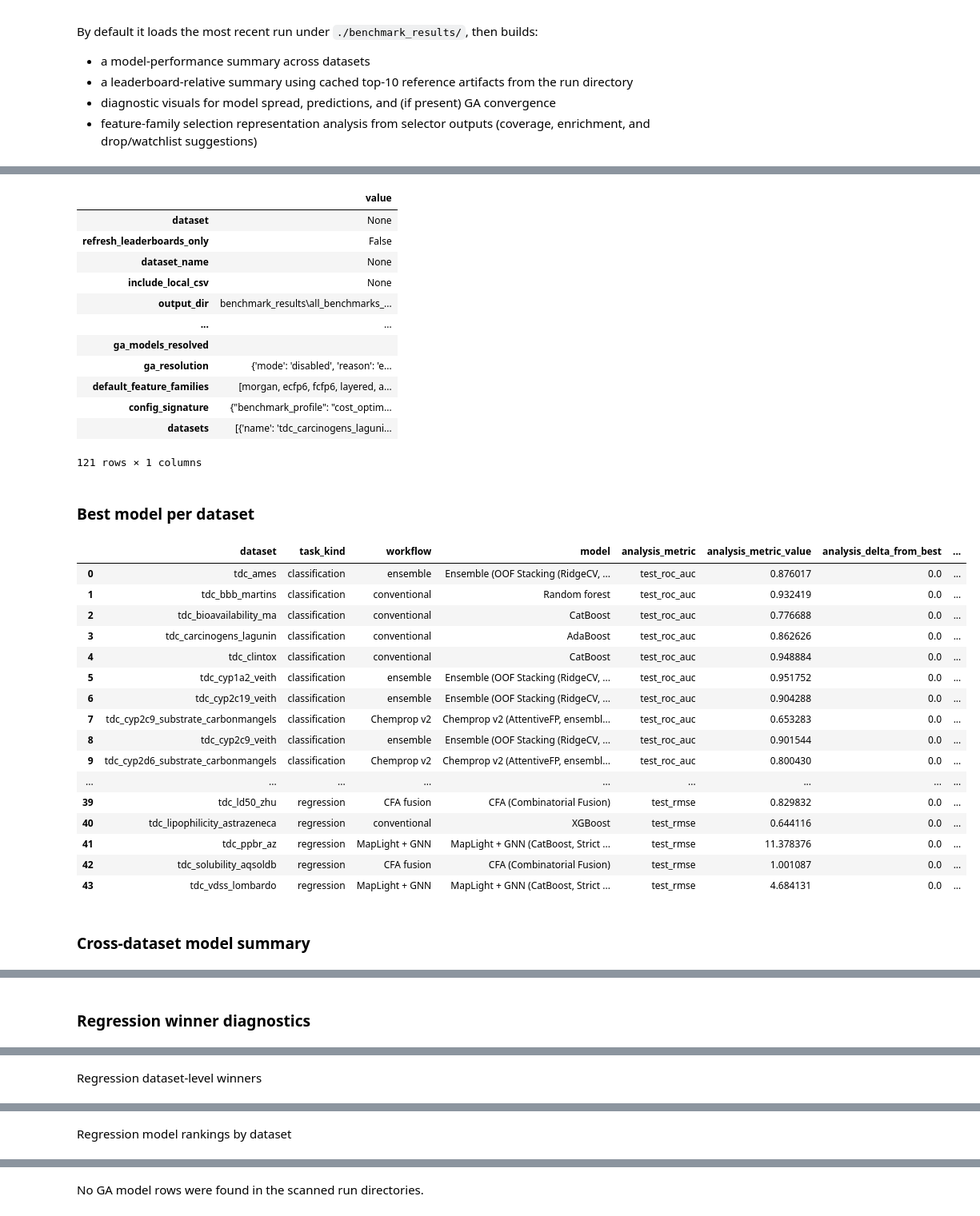
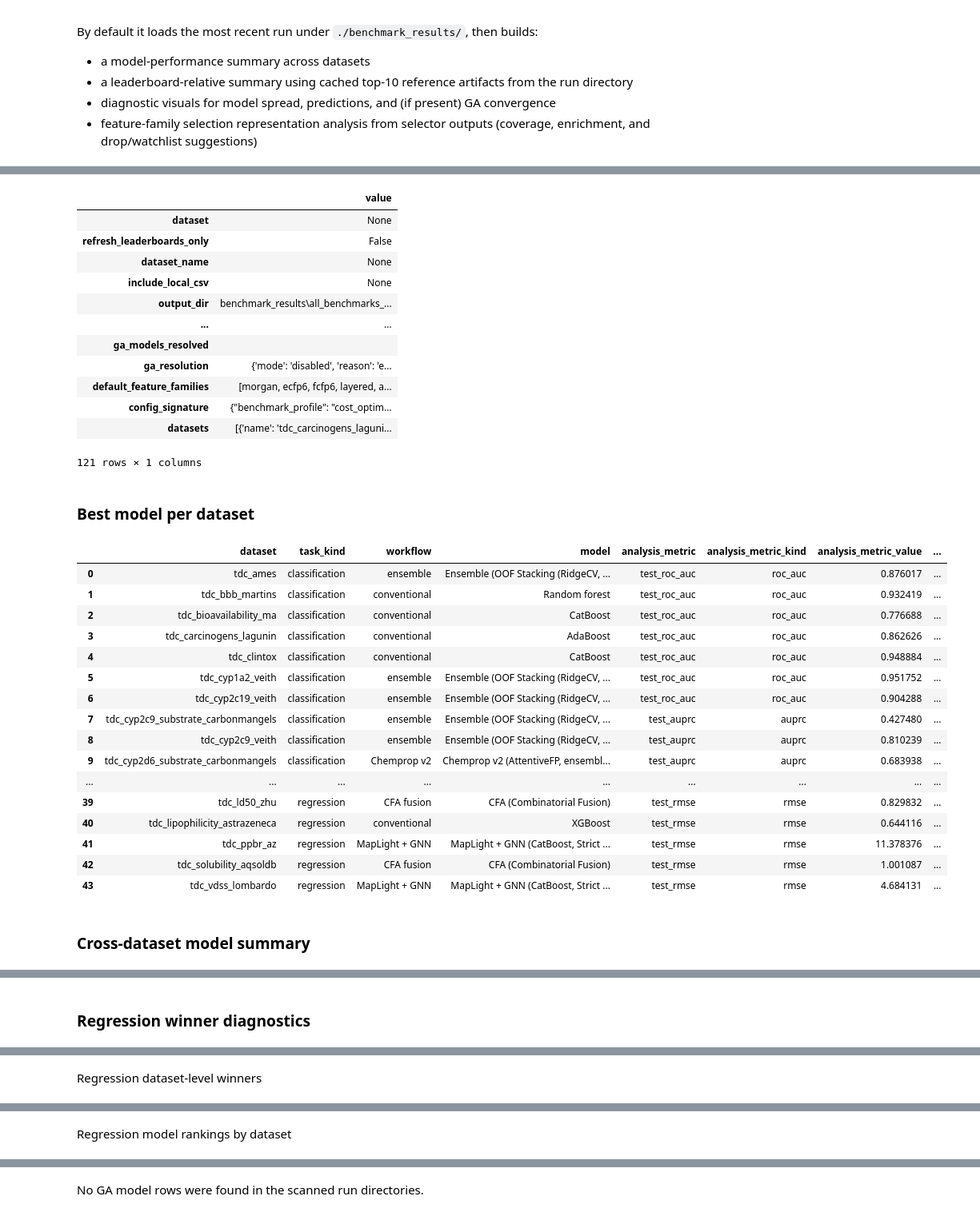
Before and after one commit to ScottCoffin/AutoQSAR, a Jupyter notebook: portable_colab_qsar_bundle/benchmark_results_summary.ipynb, the cells around one changed output, grey strips where cells are left out. Shown at 80% size. Drawn from its saved outputs; the diff is of its cells as text; code cells hidden in the pictures.

```diff
--- a/portable_colab_qsar_bundle/benchmark_results_summary.ipynb
+++ b/portable_colab_qsar_bundle/benchmark_results_summary.ipynb
@@ -469,9 +533,12 @@ if {"model", "workflow"}.issubset(set(SUMMARY_METRICS.columns)):
     SUMMARY_METRICS.loc[cfa_mask, "workflow"] = "CFA fusion"
 
 RMSE_COL = metric_column(SUMMARY_METRICS, rmse_metric_column_preference, metric_hint="rmse")
-BALANCED_ACCURACY_COL = classification_metric_column(SUMMARY_METRICS)
+CLASSIFICATION_FALLBACK_COL = classification_metric_column(SUMMARY_METRICS)
+# Backward-compatible name used by older display cells; row-specific primary
+# classification metrics are stored in analysis_metric/analysis_metric_kind.
+BALANCED_ACCURACY_COL = CLASSIFICATION_FALLBACK_COL
 R2_COL = metric_column(SUMMARY_METRICS, "AUTO", metric_hint="r2")
-SUMMARY_ANALYSIS_METRICS = add_analysis_metric_columns(SUMMARY_METRICS, rmse_col=RMSE_COL, classification_col=BALANCED_ACCURACY_COL)
+SUMMARY_ANALYSIS_METRICS = add_analysis_metric_columns(SUMMARY_METRICS, rmse_col=RMSE_COL, classification_col=CLASSIFICATION_FALLBACK_COL)
 SUMMARY_RMSE_PIVOT = (
     SUMMARY_METRICS.pivot_table(index="dataset", columns="model", values=RMSE_COL, aggfunc="mean").reset_index()
     if RMSE_COL is not None
@@ -486,7 +553,18 @@ if SUMMARY_METRICS_FILE is not None:
     print(f"Rows in summary_metrics.csv: {len(SUMMARY_METRICS_FILE):,}")
 print(f"Rows from dataset-level metrics after dedupe: {len(SUMMARY_METRICS):,}")
 print(f"Regression metric column used: {RMSE_COL}")
-print(f"Classification metric column used: {BALANCED_ACCURACY_COL}")
+print(f"Classification fallback metric column used: {CLASSIFICATION_FALLBACK_COL}")
+if not SUMMARY_ANALYSIS_METRICS.empty and "analysis_metric_kind" in SUMMARY_ANALYSIS_METRICS.columns:
+    classification_primary_summary = (
+        SUMMARY_ANALYSIS_METRICS.loc[SUMMARY_ANALYSIS_METRICS["task_kind"].eq("classification")]
+        .groupby(["analysis_metric_kind", "analysis_metric"], dropna=False)["dataset"]
+        .nunique()
+        .reset_index(name="datasets")
+        .sort_values(["analysis_metric_kind", "analysis_metric"])
+    )
+    if not classification_primary_summary.empty:
+        print("Classification primary metrics by dataset count:")
+        display(classification_primary_summary.reset_index(drop=True))
 if R2_COL is not None:
     print(f"R2 column used: {R2_COL}")
 if not SUMMARY_ANALYSIS_METRICS.empty:
@@ -570,10 +652,14 @@ best_display_cols = [
         "workflow",
         "model",
         "analysis_metric",
+        "analysis_metric_kind",
         "analysis_metric_value",
         "analysis_delta_from_best",
         RMSE_COL,
-        BALANCED_ACCURACY_COL,
+        "test_roc_auc",
+        "test_auprc",
+        "test_balanced_accuracy",
+        "test_mcc",
         R2_COL,
     ]
     if col is not None and col in best_by_dataset.columns
@@ -595,7 +681,11 @@ for keys, group in analysis_metrics.groupby(group_cols, dropna=False):
             "mean_delta_from_dataset_best": float(group["analysis_delta_from_best"].mean(skipna=True)),
             "median_delta_from_dataset_best": float(group["analysis_delta_from_best"].median(skipna=True)),
             "mean_rmse": float(pd.to_numeric(group[RMSE_COL], errors="coerce").mean(skipna=True)) if RMSE_COL in group.columns else np.nan,
-            "mean_balanced_accuracy": float(pd.to_numeric(group[BALANCED_ACCURACY_COL], errors="coerce").mean(skipna=True)) if BALANCED_ACCURACY_COL in group.columns else np.nan,
+            "mean_classification_primary_metric": float(pd.to_numeric(group.loc[group["task_kind"].eq("classification"), "analysis_metric_value"], errors="coerce").mean(skipna=True)),
+            "mean_test_roc_auc": float(pd.to_numeric(group["test_roc_auc"], errors="coerce").mean(skipna=True)) if "test_roc_auc" in group.columns else np.nan,
+            "mean_test_auprc": float(pd.to_numeric(group["test_auprc"], errors="coerce").mean(skipna=True)) if "test_auprc" in group.columns else np.nan,
+            "mean_balanced_accuracy": float(pd.to_numeric(group["test_balanced_accuracy"], errors="coerce").mean(skipna=True)) if "test_balanced_accuracy" in group.columns else np.nan,
+            "mean_mcc": float(pd.to_numeric(group["test_mcc"], errors="coerce").mean(skipna=True)) if "test_mcc" in group.columns else np.nan,
         }
     )
     summary_rows.append(row)
@@ -677,11 +767,14 @@ if not classification_best.empty:
                 "dataset",
                 "model",
                 "workflow",
-                "test_balanced_accuracy",
-                "cv_balanced_accuracy",
+                "analysis_metric",
+                "analysis_metric_kind",
+                "analysis_metric_value",
                 "test_roc_auc",
                 "cv_roc_auc",
                 "test_auprc",
+                "test_balanced_accuracy",
+                "cv_balanced_accuracy",
                 "test_mcc",
                 "analysis_delta_from_best",
                 "elapsed_seconds",
@@ -689,54 +782,54 @@ if not classification_best.empty:
             if col in analysis_metrics.columns
         ]
         display_note(
-            "AdaBoost is only counted as best where it has the highest held-out balanced accuracy among successful classification rows. "
-            "If this table is empty in a future run, prior AdaBoost wins were caused by RMSE-only ranking with missing classification RMSE values."
+            "AdaBoost is only counted as best where it has the highest held-out primary classification metric for that dataset. "
+            "CYP leaderboard tasks use AUPRC where designated; other classification tasks use their declared primary metric or AUROC fallback."
         )
         display(
             analysis_metrics.loc[
                 analysis_metrics["dataset"].isin(adaboost_best_datasets)
                 & analysis_metrics["task_kind"].eq("classification"),
                 ada_cols,
             ]
             .sort_values(["dataset", "analysis_delta_from_best", "model"])
             .reset_index(drop=True)
         )
     else:
         display_note(
-            "AdaBoost is not the best model for any successful classification dataset after ranking by held-out balanced accuracy; "
+            "AdaBoost is not the best model for any successful classification dataset after ranking by the dataset-specific primary classification metric; "
             "RMSE-only ranking would have been an artifact because classification RMSE values are missing."
         )
 # %% [output]
 |  | value |
 | dataset | None |
 | refresh_leaderboards_only | False |
 | dataset_name | None |
 | include_local_csv | None |
 | output_dir | benchmark_results\all_benchmarks_... |
 | ... | ... |
 | ga_models_resolved |  |
 | ga_resolution | {'mode': 'disabled', 'reason': 'e... |
 | default_feature_families | [morgan, ecfp6, fcfp6, layered, a... |
 | config_signature | {"benchmark_profile": "cost_optim... |
 | datasets | [{'name': 'tdc_carcinogens_laguni... |
 121 rows × 1 columns
 ### Best model per dataset
-|  | dataset | task_kind | workflow | model | analysis_metric | analysis_metric_value | analysis_delta_from_best | ... |
-| 0 | tdc_ames | classification | ensemble | Ensemble (OOF Stacking (RidgeCV, ... | test_roc_auc | 0.876017 | 0.0 | ... |
-| 1 | tdc_bbb_martins | classification | conventional | Random forest | test_roc_auc | 0.932419 | 0.0 | ... |
-| 2 | tdc_bioavailability_ma | classification | conventional | CatBoost | test_roc_auc | 0.776688 | 0.0 | ... |
-| 3 | tdc_carcinogens_lagunin | classification | conventional | AdaBoost | test_roc_auc | 0.862626 | 0.0 | ... |
-| 4 | tdc_clintox | classification | conventional | CatBoost | test_roc_auc | 0.948884 | 0.0 | ... |
-| 5 | tdc_cyp1a2_veith | classification | ensemble | Ensemble (OOF Stacking (RidgeCV, ... | test_roc_auc | 0.951752 | 0.0 | ... |
-| 6 | tdc_cyp2c19_veith | classification | ensemble | Ensemble (OOF Stacking (RidgeCV, ... | test_roc_auc | 0.904288 | 0.0 | ... |
-| 7 | tdc_cyp2c9_substrate_carbonmangels | classification | Chemprop v2 | Chemprop v2 (AttentiveFP, ensembl... | test_roc_auc | 0.653283 | 0.0 | ... |
-| 8 | tdc_cyp2c9_veith | classification | ensemble | Ensemble (OOF Stacking (RidgeCV, ... | test_roc_auc | 0.901544 | 0.0 | ... |
-| 9 | tdc_cyp2d6_substrate_carbonmangels | classification | Chemprop v2 | Chemprop v2 (AttentiveFP, ensembl... | test_roc_auc | 0.800430 | 0.0 | ... |
+|  | dataset | task_kind | workflow | model | analysis_metric | analysis_metric_kind | analysis_metric_value | ... |
+| 0 | tdc_ames | classification | ensemble | Ensemble (OOF Stacking (RidgeCV, ... | test_roc_auc | roc_auc | 0.876017 | ... |
+| 1 | tdc_bbb_martins | classification | conventional | Random forest | test_roc_auc | roc_auc | 0.932419 | ... |
+| 2 | tdc_bioavailability_ma | classification | conventional | CatBoost | test_roc_auc | roc_auc | 0.776688 | ... |
+| 3 | tdc_carcinogens_lagunin | classification | conventional | AdaBoost | test_roc_auc | roc_auc | 0.862626 | ... |
+| 4 | tdc_clintox | classification | conventional | CatBoost | test_roc_auc | roc_auc | 0.948884 | ... |
+| 5 | tdc_cyp1a2_veith | classification | ensemble | Ensemble (OOF Stacking (RidgeCV, ... | test_roc_auc | roc_auc | 0.951752 | ... |
+| 6 | tdc_cyp2c19_veith | classification | ensemble | Ensemble (OOF Stacking (RidgeCV, ... | test_roc_auc | roc_auc | 0.904288 | ... |
+| 7 | tdc_cyp2c9_substrate_carbonmangels | classification | ensemble | Ensemble (OOF Stacking (RidgeCV, ... | test_auprc | auprc | 0.427480 | ... |
+| 8 | tdc_cyp2c9_veith | classification | ensemble | Ensemble (OOF Stacking (RidgeCV, ... | test_auprc | auprc | 0.810239 | ... |
+| 9 | tdc_cyp2d6_substrate_carbonmangels | classification | Chemprop v2 | Chemprop v2 (AttentiveFP, ensembl... | test_auprc | auprc | 0.683938 | ... |
 | ... | ... | ... | ... | ... | ... | ... | ... | ... |
-| 39 | tdc_ld50_zhu | regression | CFA fusion | CFA (Combinatorial Fusion) | test_rmse | 0.829832 | 0.0 | ... |
-| 40 | tdc_lipophilicity_astrazeneca | regression | conventional | XGBoost | test_rmse | 0.644116 | 0.0 | ... |
-| 41 | tdc_ppbr_az | regression | MapLight + GNN | MapLight + GNN (CatBoost, Strict ... | test_rmse | 11.378376 | 0.0 | ... |
-| 42 | tdc_solubility_aqsoldb | regression | CFA fusion | CFA (Combinatorial Fusion) | test_rmse | 1.001087 | 0.0 | ... |
-| 43 | tdc_vdss_lombardo | regression | MapLight + GNN | MapLight + GNN (CatBoost, Strict ... | test_rmse | 4.684131 | 0.0 | ... |
+| 39 | tdc_ld50_zhu | regression | CFA fusion | CFA (Combinatorial Fusion) | test_rmse | rmse | 0.829832 | ... |
+| 40 | tdc_lipophilicity_astrazeneca | regression | conventional | XGBoost | test_rmse | rmse | 0.644116 | ... |
+| 41 | tdc_ppbr_az | regression | MapLight + GNN | MapLight + GNN (CatBoost, Strict ... | test_rmse | rmse | 11.378376 | ... |
+| 42 | tdc_solubility_aqsoldb | regression | CFA fusion | CFA (Combinatorial Fusion) | test_rmse | rmse | 1.001087 | ... |
+| 43 | tdc_vdss_lombardo | regression | MapLight + GNN | MapLight + GNN (CatBoost, Strict ... | test_rmse | rmse | 4.684131 | ... |
 ### Cross-dataset model summary
 |  | workflow | model | datasets | regression_datasets | classification_datasets | mean_delta_from_dataset_best | ... |
```
Also changed, not shown: parts of 8 cells of this notebook, 5 other files.
